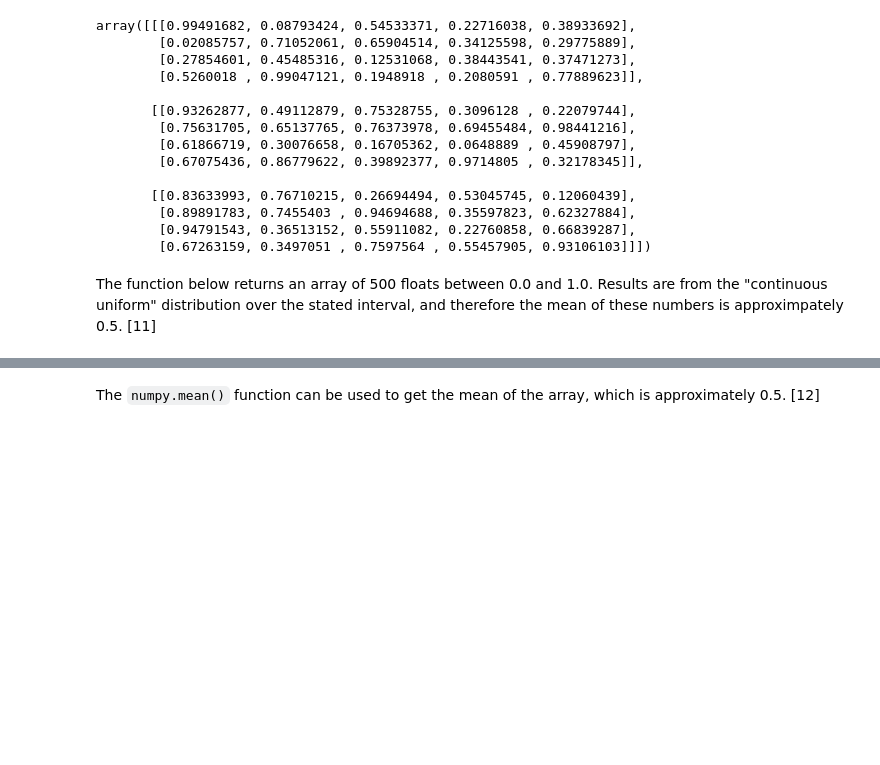
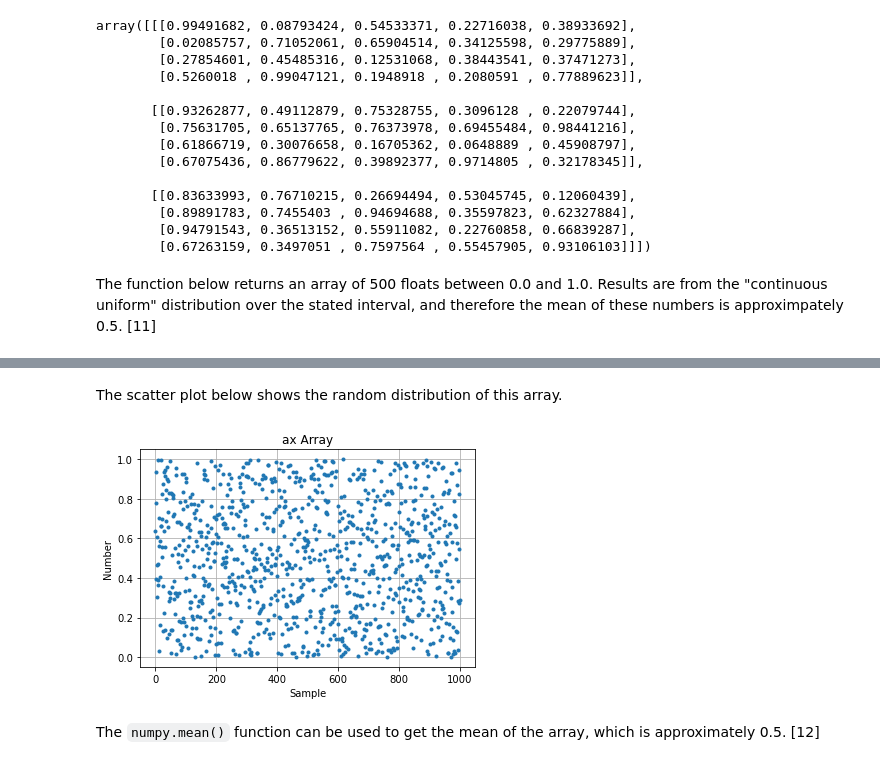
Before and after one commit to GaryLocke91/52465_programming_assignment, a Jupyter notebook: 52465_programming_assignment.ipynb, the cells around one changed output, grey strips where cells are left out. Drawn from its saved outputs; the diff is of its cells as text; code cells hidden in the pictures; blank space fills up the shorter version.

````diff
--- a/52465_programming_assignment.ipynb
+++ b/52465_programming_assignment.ipynb
@@ -164,3 +178,12 @@ print(b)
+# %% [markdown]
+The scatter plot below shows the random distribution of this array.
+# %%
+# Create a scatter plot of the array
+plt.plot(b, ".")
+plt.title("ax Array"), plt.xlabel("Sample"), plt.ylabel("Number")
+plt.grid()
+# %% [output]
+[figure, added]
 # %% [markdown]
 The ```numpy.mean()``` function can be used to get the mean of the array, which is approximately 0.5. [12]
 # %%
````
Also changed, not shown: parts of 38 cells of this notebook, 6 other files.
